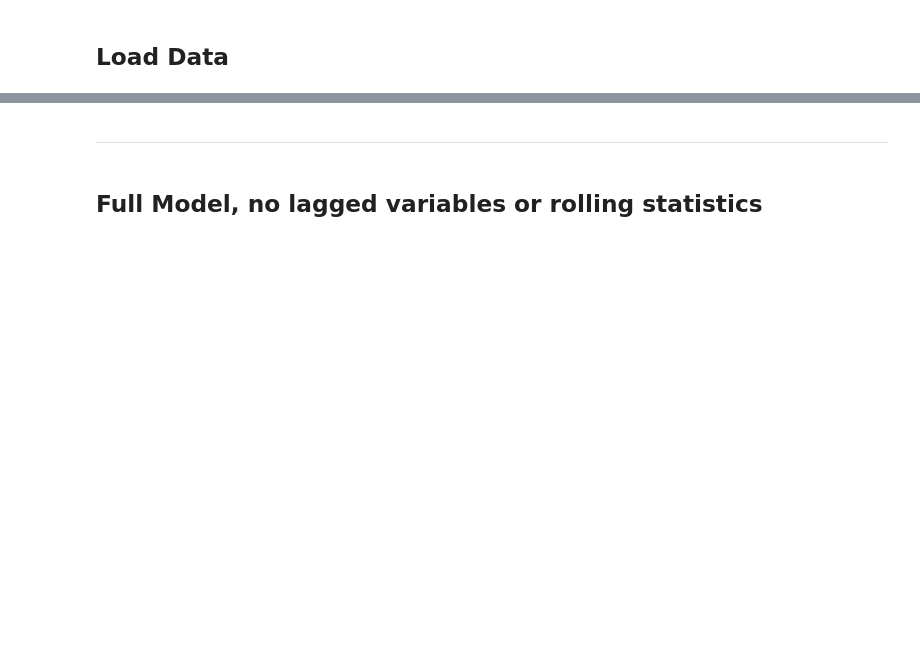
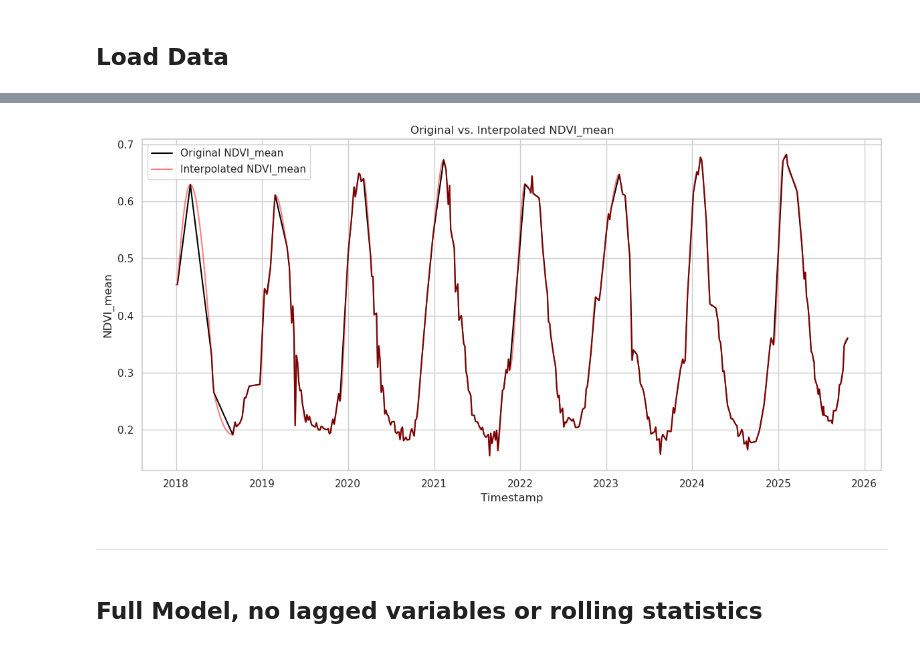
Before and after one commit to asembreek/fieldlens, a Jupyter notebook: notebooks/4. Gaussian Mixture Model.ipynb, the cells around one changed output, grey strips where cells are left out. Cells and saved outputs as stored; diff of their text form; code cells hidden in the pictures; blank space fills up the shorter version.

```diff
--- a/notebooks/4. Gaussian Mixture Model.ipynb
+++ b/notebooks/4. Gaussian Mixture Model.ipynb
@@ -40,15 +53,3 @@ eng_non_spectral_df["Growth_Stage"] = eng_non_spectral_df["Growth_Stage"].astype
 # Rolling statistics and lagged variables
 roll_lag_df = pd.read_csv("../data/processed/roll_df.csv", index_col=0)
 roll_lag_df["Timestamp"] = pd.to_datetime(roll_lag_df["Timestamp"])
-# %%
-non_spectral_df = non_spectral_df.merge(
-    eng_non_spectral_df[["Timestamp", "Ag_year", "shifted_doy"]],
-    on="Timestamp",
-    how="left"
-)
-
-grouped_spectral_df = grouped_spectral_df.merge(
-    eng_non_spectral_df[["Timestamp", "Ag_year", "shifted_doy"]],
-    on="Timestamp",
-    how="left"
-)
@@ -73,0 +58,11 @@ We present the first issue of our data using a simple merge between the non-spec
+# %%
+gam = NDVIClimatologyGAM(n_splines=30)
+
+X = master_df["Timestamp"].dt.dayofyear.values.reshape(-1, 1)
+y = master_df["NDVI_mean"].values
+
+gam.gridsearch(doys=X, ndvi=y)
+
+sos = gam.start_of_season(position="late")
+eos = gam.end_of_season()
+eos
@@ -73,0 +72,10 @@ We present the first issue of our data using a simple merge between the non-spec
+# %%
+pipe = FeaturePipeline(
+    PhenologyFeatures(start_of_season=sos, end_of_season=eos),
+    SoilFeatures(moisture_pca=True, root_weighted_moisture=True, temperature_pca=True),
+    TemporalFeatures(start_of_season=sos, cyclic_doy=True)
+)
+
+pipe.fit(non_spectral_df)
+non_spectral_df = pipe.transform(non_spectral_df)
+non_spectral_df.columns
@@ -81,5 +116,18 @@ Note we also use **backfilling** to account for the missing observations at the
 # %%
+spectral_features = grouped_spectral_df.columns.drop("Timestamp")
+builder = DatasetBuilder()
+
+built_df = (
+    builder
+    .merge_non_spectral(non_spectral=non_spectral_df)
+    .merge_spectral(grouped_spectral_df)
+    .interpolate(val_columns=spectral_features, dropna=True)
+    .build()
+)
+
 builder.plot_interpolate(data=grouped_spectral_df, x="Timestamp", y="NDVI_mean")
+# %% [output]
+[figure, added]
 # %% [markdown]
 ---
 # %% [markdown]
```
Also changed, not shown: parts of 25 cells of this notebook, 5 other files.
